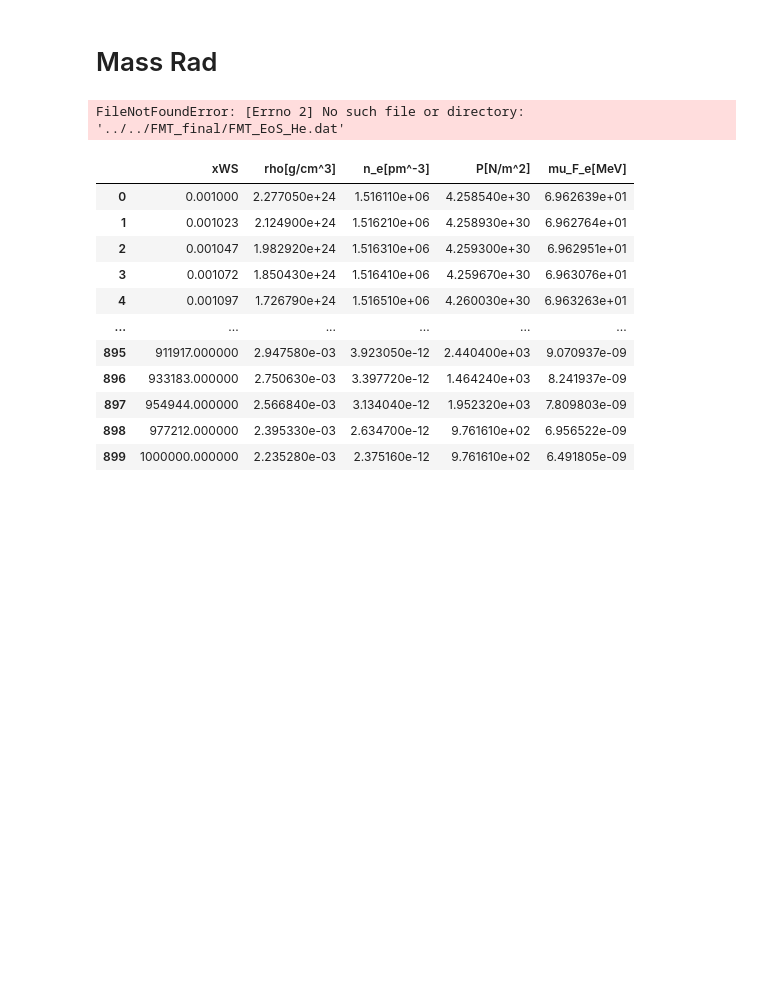
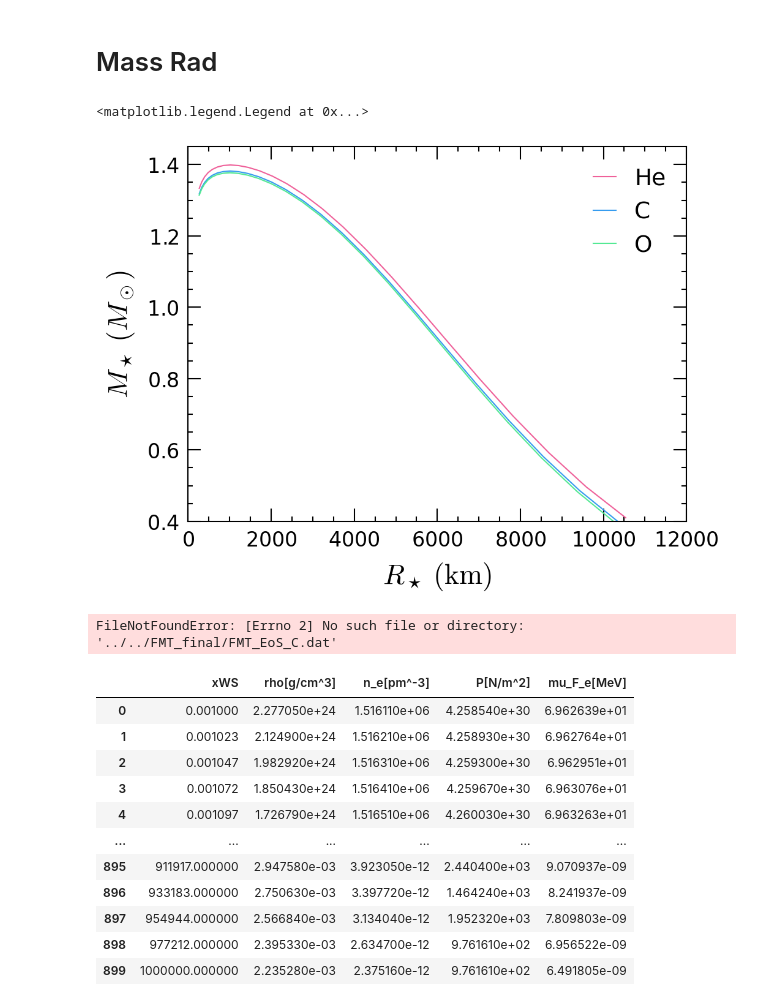
Before and after one commit to mvirgato/White-Dwarf-TOV, a Jupyter notebook: tests_FMT_finite_T.ipynb, the cells around one changed output. Saved outputs shown, nothing was run; the diff lists cells and outputs as text; code cells hidden in the pictures; blank space fills up the shorter version.

```diff
--- a/tests_FMT_finite_T.ipynb
+++ b/tests_FMT_finite_T.ipynb
@@ -7,12 +7,37 @@ from glob import glob as gb
 from scipy.interpolate import interp1d as in1
 from TOV_script import TOV, mixed_WD
 import scipy.special as spec
+import mpl_style as mpl
 plt.style.use('mvstyle')
+plt.rcParams["figure.dpi"] = 300
+plt.rcParams['figure.figsize'] = 3.5, 2.7
 # %% [markdown]
 # Mass Rad
+# %%
+elems = ['He', 'C', 'O']
+T = 0.0
+
+fig, ax = plt.subplots()
+
+for elem in elems:
+    data = pd.read_csv(f'./results/{elem}/{T:0.3e}/mass_rad/MR.dat'.format(elem), header=0, sep='\t')
+    if elem =='C':
+        next(ax._get_lines.prop_cycler)
+        next(ax._get_lines.prop_cycler)
+    plt.plot(data['R']/1000, data['M'], label = elem)
+    ax.ticklabel_format(axis='both', style='sci')
+
+plt.xlabel(r'$R_\star\;(\mathrm{km})$')
+plt.ylabel(r'$M_\star\;(M_\odot)$')
+plt.xlim(0, 12000)
+plt.ylim(0.4, 1.45)
+plt.legend()
+# %% [output]
+<matplotlib.legend.Legend at 0x...>
+[figure, added]
 # %%
 elems = ['He', 'C', 'O']
-files = gb('../../FMT_final/FMT_EoS*.dat')
+# files = gb('')
 
 T=0
 
@@ -31,7 +56,7 @@ for elem in elems:
     data.to_csv('{}EoS/FMT_finite_T.dat'.format(res_dir), sep = '\t', index=False, float_format='%.5e')
     data.to_csv('EoS_Files/FMT_{:0.3e}K_{}_EoS.dat'.format(T, elem), sep = '\t', index=False, float_format='%.5e')
 # %% [output]
-FileNotFoundError: [Errno 2] No such file or directory: '../../FMT_final/FMT_EoS_He.dat'
+FileNotFoundError: [Errno 2] No such file or directory: '../../FMT_final/FMT_EoS_C.dat'
 # %%
 data
 # %% [output]
```
